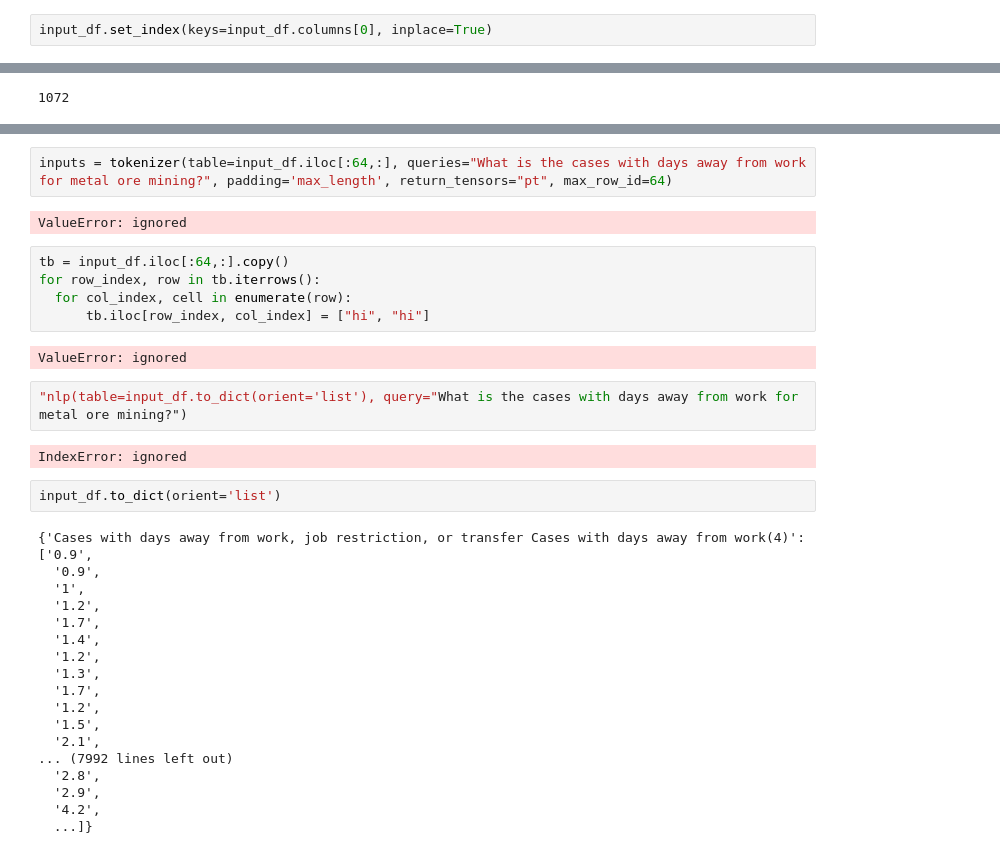
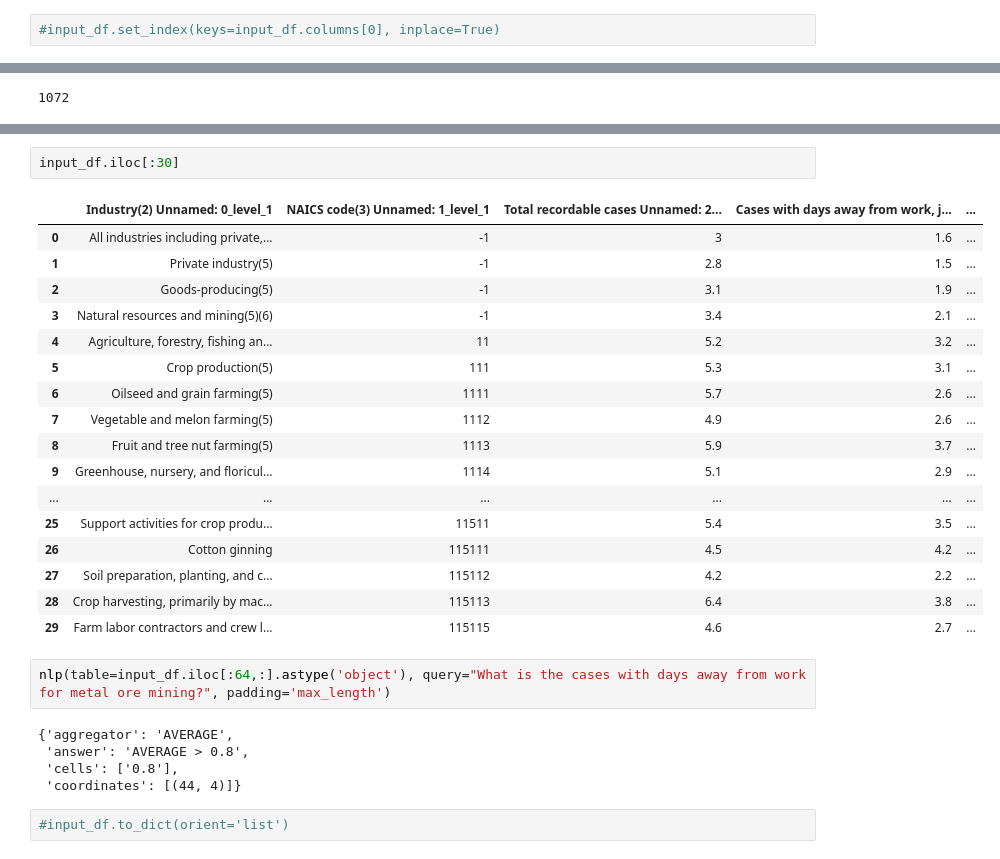
Before and after one commit to bartleyn/practice, a Jupyter notebook: Scaling_TablePipelines.ipynb, the cells around one changed output, grey strips where cells are left out. Saved outputs shown, nothing was run; the diff lists cells and outputs as text.

```diff
--- a/Scaling_TablePipelines.ipynb
+++ b/Scaling_TablePipelines.ipynb
@@ -223,6 +230,6 @@ pd.read_excel('summ1_00_2019.xlsx', header=[2,3])
 # %%
 input_df = pd.read_excel('summ1_00_2019.xlsx', header=[2,3]).drop([1072, 1073, 1074, 1075, 1076, 1077, 1078, 1079, 1080, 1081, 1082, 1083, 1084, 1085, 1086]).fillna("-1").astype('string')
 # %%
-input_df.set_index(keys=input_df.columns[0], inplace=True)
+#input_df.set_index(keys=input_df.columns[0], inplace=True)
 # %%
 input_df.columns = [' '.join(col).strip() for col in input_df.columns.values]
@@ -233,38 +308,32 @@ input_df.shape[0]
+# %%
+input_df.iloc[:30]
+# %% [output]
+|  | Industry(2) Unnamed: 0_level_1 | NAICS code(3) Unnamed: 1_level_1 | Total recordable cases Unnamed: 2... | Cases with days away from work, j... | ... |
+| 0 | All industries including private,... | -1 | 3 | 1.6 | ... |
+| 1 | Private industry(5) | -1 | 2.8 | 1.5 | ... |
+| 2 | Goods-producing(5) | -1 | 3.1 | 1.9 | ... |
+| 3 | Natural resources and mining(5)(6) | -1 | 3.4 | 2.1 | ... |
+| 4 | Agriculture, forestry, fishing an... | 11 | 5.2 | 3.2 | ... |
+| 5 | Crop production(5) | 111 | 5.3 | 3.1 | ... |
+| 6 | Oilseed and grain farming(5) | 1111 | 5.7 | 2.6 | ... |
+| 7 | Vegetable and melon farming(5) | 1112 | 4.9 | 2.6 | ... |
+| 8 | Fruit and tree nut farming(5) | 1113 | 5.9 | 3.7 | ... |
+| 9 | Greenhouse, nursery, and floricul... | 1114 | 5.1 | 2.9 | ... |
+| ... | ... | ... | ... | ... | ... |
+| 25 | Support activities for crop produ... | 11511 | 5.4 | 3.5 | ... |
+| 26 | Cotton ginning | 115111 | 4.5 | 4.2 | ... |
+| 27 | Soil preparation, planting, and c... | 115112 | 4.2 | 2.2 | ... |
+| 28 | Crop harvesting, primarily by mac... | 115113 | 6.4 | 3.8 | ... |
+| 29 | Farm labor contractors and crew l... | 115115 | 4.6 | 2.7 | ... |
 # %%
-inputs = tokenizer(table=input_df.iloc[:64,:], queries="What is the cases with days away from work for metal ore mining?", padding='max_length', return_tensors="pt", max_row_id=64)
+nlp(table=input_df.iloc[:64,:].astype('object'), query="What is the cases with days away from work for metal ore mining?", padding='max_length')
 # %% [output]
-ValueError: ignored
+{'aggregator': 'AVERAGE',
+ 'answer': 'AVERAGE > 0.8',
+ 'cells': ['0.8'],
+ 'coordinates': [(44, 4)]}
-# %%
-tb = input_df.iloc[:64,:].copy()
-for row_index, row in tb.iterrows():
-  for col_index, cell in enumerate(row):
-      tb.iloc[row_index, col_index] = ["hi", "hi"]
-# %% [output]
-ValueError: ignored
-# %%
-"nlp(table=input_df.to_dict(orient='list'), query="What is the cases with days away from work for metal ore mining?")
-# %% [output]
-IndexError: ignored
 # %%
-input_df.to_dict(orient='list')
+#input_df.to_dict(orient='list')
-# %% [output]
-{'Cases with days away from work, job restriction, or transfer Cases with days away from work(4)': ['0.9',
-  '0.9',
-  '1',
-  '1.2',
-  '1.7',
-  '1.4',
-  '1.2',
-  '1.3',
-  '1.7',
-  '1.2',
-  '1.5',
-  '2.1',
-... (7992 lines left out)
-  '2.8',
-  '2.9',
-  '4.2',
-  ...]}
 # %%
 table_data_movies
 # %% [output]
```
Also changed, not shown: parts of 12 cells of this notebook.
